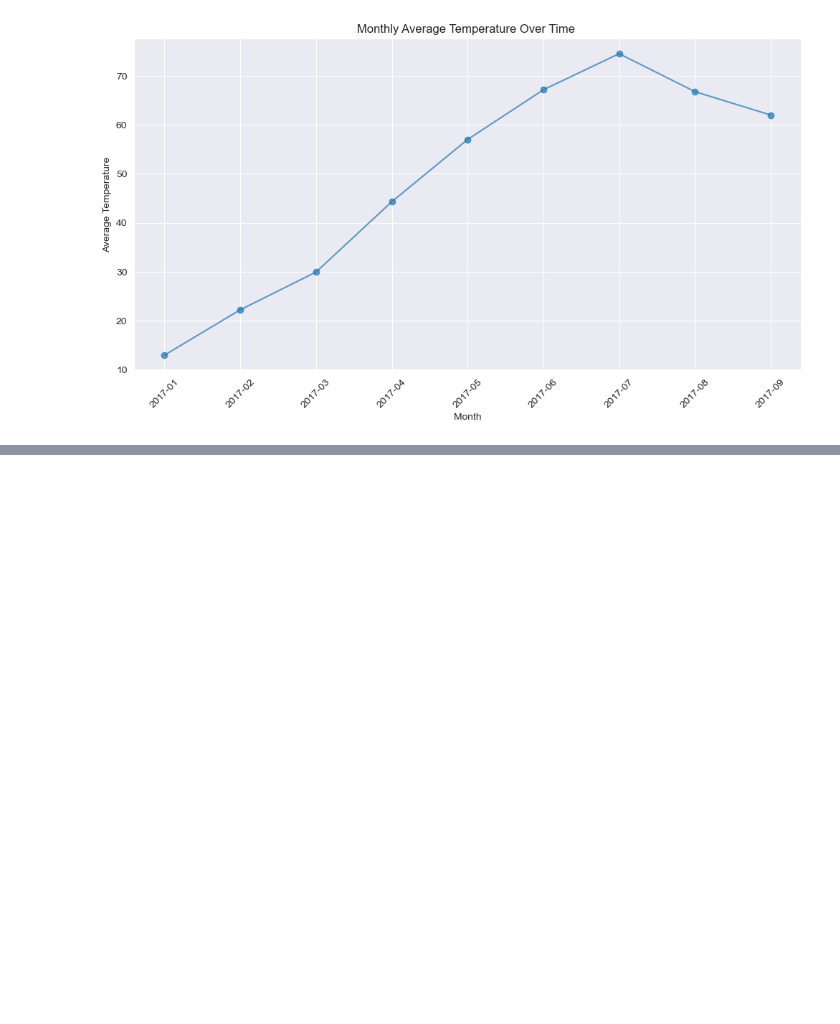
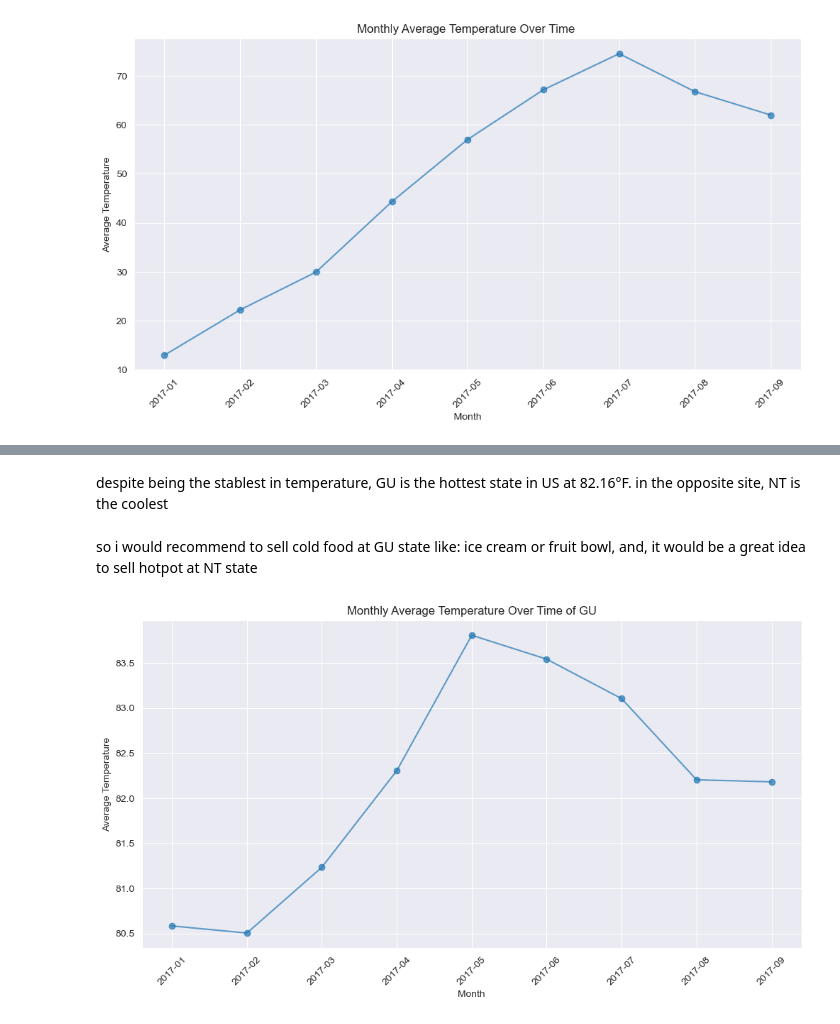
Before and after one commit to PhanKhanh-datasc/first-data-visualization-, a Jupyter notebook: analyze.ipynb, the cells around one changed output, grey strips where cells are left out. Saved outputs shown, nothing was run; the diff lists cells and outputs as text; code cells hidden in the pictures; blank space fills up the shorter version.

Commit message:
update visualize

```diff
--- a/analyze.ipynb
+++ b/analyze.ipynb
@@ -283,0 +330,19 @@ print(f"✅ State with the lowest temperature variance: {lowest_variance_state}
+# %% [markdown]
+despite being the stablest in temperature, GU is the hottest state in US at 82.16°F. in the opposite site, NT is the coolest
+# %% [markdown]
+so i would recommend to sell cold food at GU state like: ice cream or fruit bowl, and, it would be a great idea to sell hotpot at NT state
+# %%
+GU_monthly = pd.read_csv("data/monthly data/GU_monthly.csv")
+
+plt.figure(figsize=(12,6))
+plt.plot(GU_monthly['year_month'], GU_monthly['TAVG'], marker='o', linestyle='-', alpha=0.7)
+
+plt.xlabel("Month")
+plt.ylabel("Average Temperature")
+plt.title("Monthly Average Temperature Over Time of GU")
+plt.xticks(rotation=45)
+plt.grid(True)
+
+plt.show()
+# %% [output]
+[figure, added]
```
Also changed, not shown: parts of 5 cells of this notebook.
